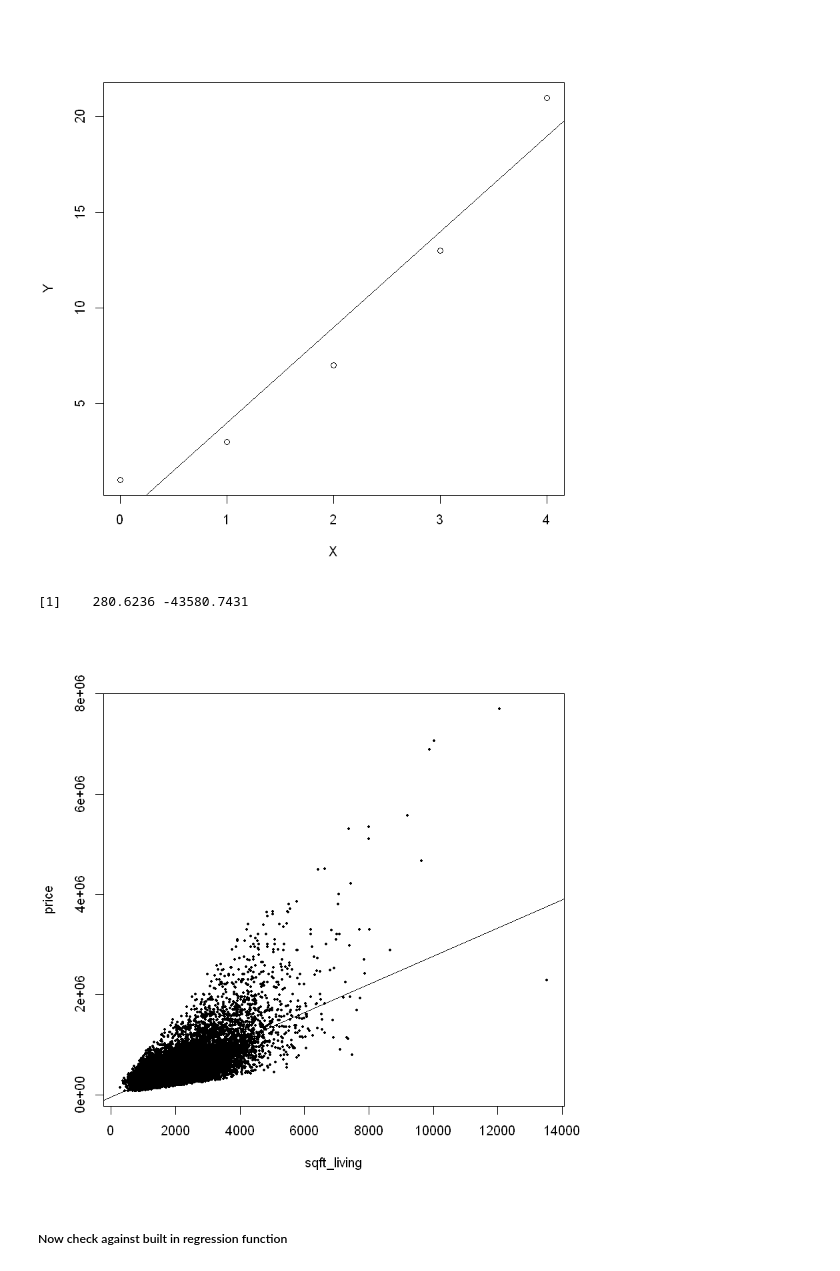
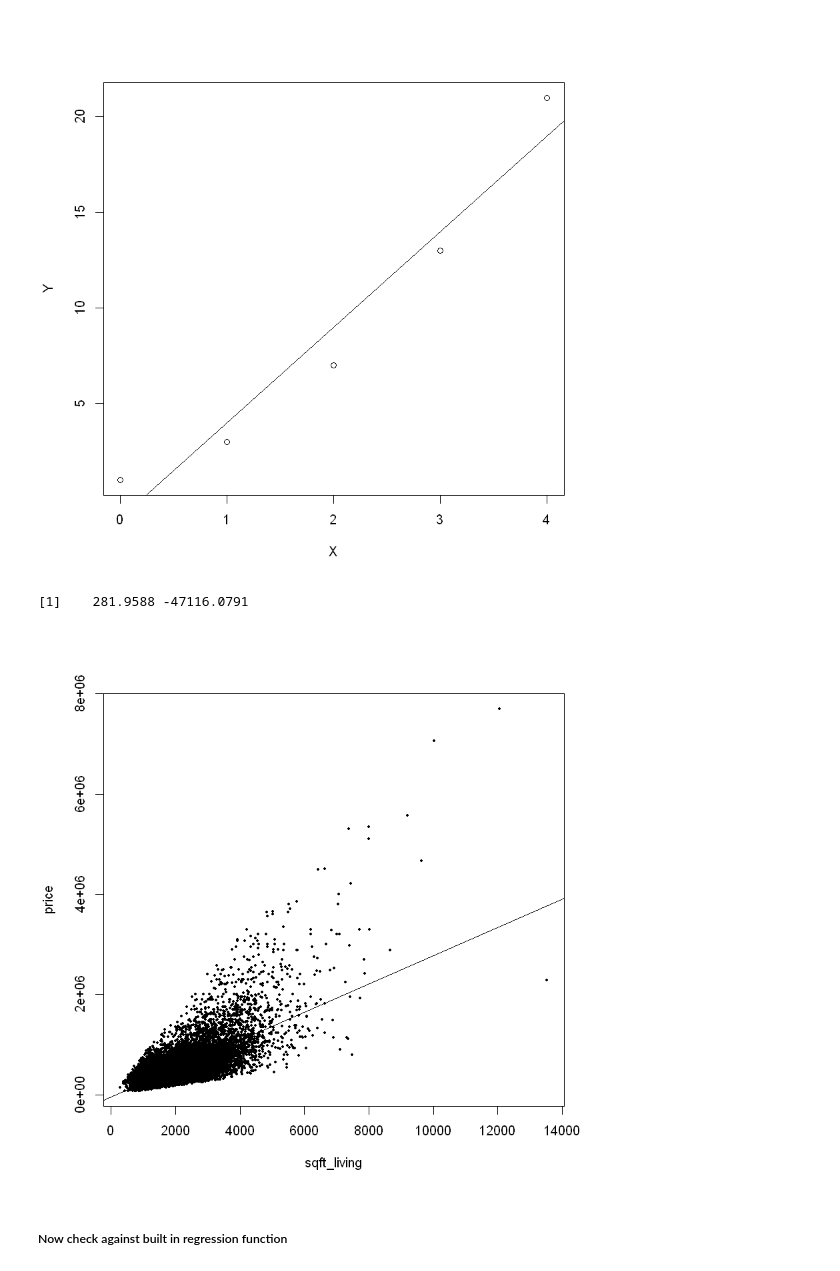
Before and after one commit to timurgen/coursera-ml-spec, a Jupyter notebook: course_2/assignment_1/R-Assignment1-week1.ipynb, the cells around one changed output. Saved outputs shown, nothing was run; the diff lists cells and outputs as text; code cells hidden in the pictures.

```diff
--- a/course_2/assignment_1/R-Assignment1-week1.ipynb
+++ b/course_2/assignment_1/R-Assignment1-week1.ipynb
@@ -2,6 +2,8 @@
 ### Load data into a dataframe
 # %%
 house_data <- read.csv(file="kc_house_data.csv", header=TRUE, sep=",")
+train_data <- read.csv(file="kc_house_train_data.csv", header=TRUE, sep=",")
+test_data_house  <- read.csv(file="kc_house_test_data.csv", header=TRUE, sep=",")
 # %%
 head(house_data)
 # %% [output]
@@ -51,13 +53,13 @@ abline(coef=rev(sl_int))
 # %% [output]
 [figure]
 # %%
-sl_int <- get_slope_intercept_for_feature(house_data, "sqft_living", "price")
+sl_int <- get_slope_intercept_for_feature(train_data, "sqft_living", "price")
 print(sl_int)
-with(house_data, plot(sqft_living, price,cex=0.6, pch=20:20))
+with(train_data, plot(sqft_living, price,cex=0.6, pch=20:20))
 abline(coef=rev(sl_int))
 # %% [output]
-[1]    280.6236 -43580.7431
+[1]    281.9588 -47116.0791
-[figure, old version]
+[figure, new version]
 # %% [markdown]
 ##### Now check against built in regression function
 # %%
```
Also changed, not shown: parts of 14 cells of this notebook.
